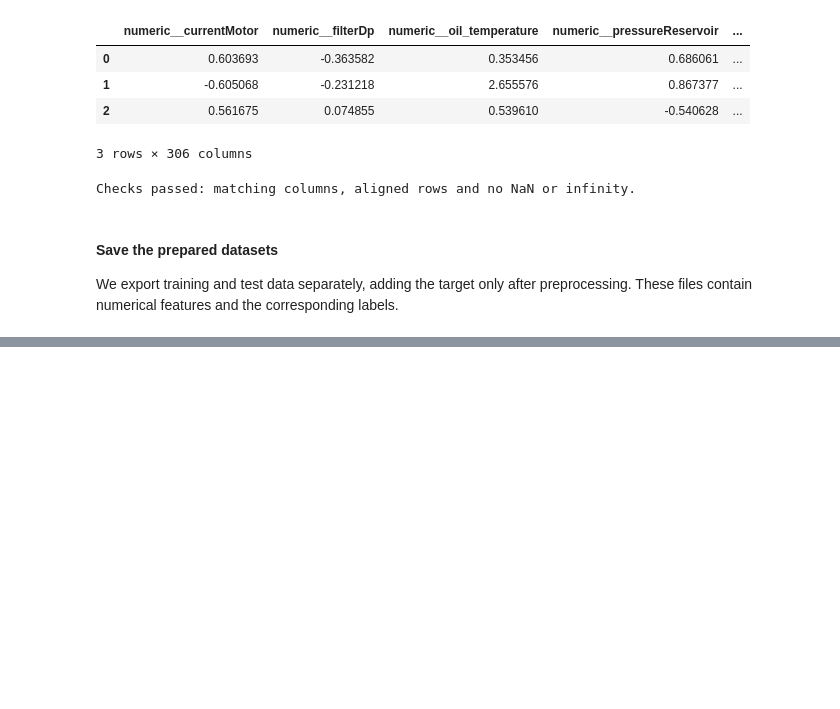
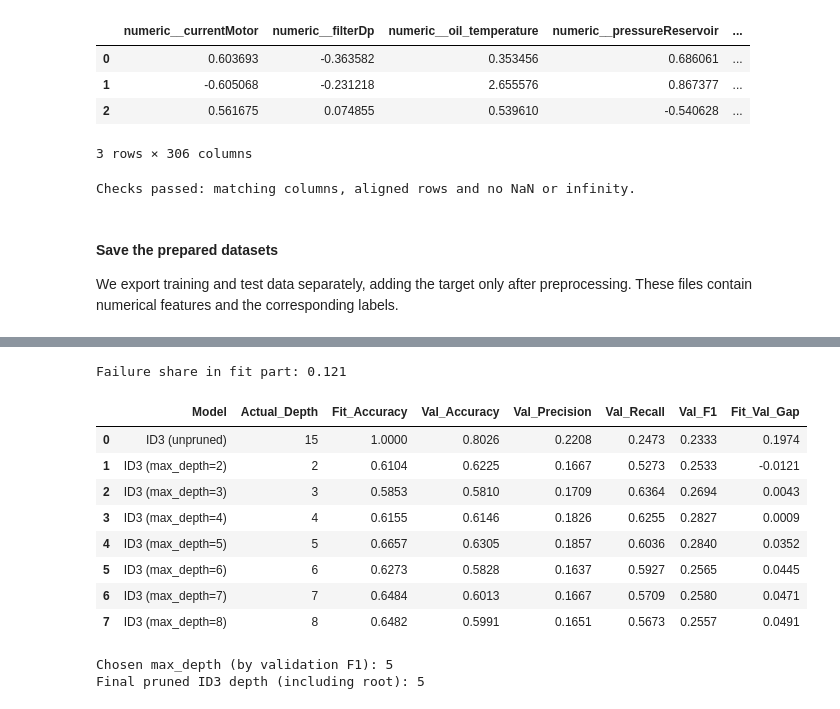
Before and after one commit to moahoukau/IAU-FIIT, a Jupyter notebook: zadanie.ipynb, the cells around one changed output, grey strips where cells are left out. Drawn from its saved outputs; the diff is of its cells as text; code cells hidden in the pictures; blank space fills up the shorter version.

```diff
--- a/zadanie.ipynb
+++ b/zadanie.ipynb
@@ -1787,0 +2004,76 @@ This section preserves the split and feature set from section 2.1. It does not e
+# %%
+from sklearn.model_selection import GroupShuffleSplit
+from sklearn.metrics import f1_score
+
+# validation split INSIDE the training set (test set stays untouched)
+# we split by id_unit again, so units in the validation part are new for the tree
+groups_train = groups.iloc[train_idx].to_numpy()
+val_splitter = GroupShuffleSplit(n_splits=1, test_size=0.20, random_state=42)
+fit_idx, val_idx = next(val_splitter.split(X_train_id3, y_train, groups=groups_train))
+
+X_fit_id3, X_val_id3 = X_train_id3.iloc[fit_idx], X_train_id3.iloc[val_idx]
+y_fit, y_val = y_train.iloc[fit_idx].to_numpy().astype(int), y_train.iloc[val_idx].to_numpy().astype(int)
+
+# leaf threshold = failure share in the fit part (same idea as class_weight='balanced')
+fit_base_rate = y_fit.mean()
+print('Failure share in fit part:', round(fit_base_rate, 4))
+
+def id3_scores(name, tree):
+    fit_pred = predict_id3(X_fit_id3, tree)
+    val_pred = predict_id3(X_val_id3, tree)
+    return {
+        'Model': name,
+        'Actual_Depth': get_tree_depth(tree),
+        'Fit_Accuracy': round(accuracy_score(y_fit, fit_pred), 4),
+        'Val_Accuracy': round(accuracy_score(y_val, val_pred), 4),
+        'Val_Precision': round(precision_score(y_val, val_pred, zero_division=0), 4),
+        'Val_Recall': round(recall_score(y_val, val_pred, zero_division=0), 4),
+        'Val_F1': round(f1_score(y_val, val_pred, zero_division=0), 4),
+    }
+
+# unpruned tree on the fit part, just to show the overfitting on validation data
+unpruned_val_tree = build_id3_tree(
+    X_fit_id3.to_numpy(), y_fit, feature_list, all_col_indices,
+    max_depth=None, threshold=fit_base_rate
+)
+results_list = [id3_scores('ID3 (unpruned)', unpruned_val_tree)]
+
+# try different depth limits, min_samples_leaf=25 stops tiny noisy leaves
+depths_to_try = [2, 3, 4, 5, 6, 7, 8]
+for d in depths_to_try:
+    tree_d = build_id3_tree(
+        X_fit_id3.to_numpy(), y_fit, feature_list, all_col_indices,
+        max_depth=d, min_samples_leaf=25, threshold=fit_base_rate
+    )
+    results_list.append(id3_scores(f'ID3 (max_depth={d})', tree_d))
+
+id3_comparison = pd.DataFrame(results_list)
+id3_comparison['Fit_Val_Gap'] = (id3_comparison['Fit_Accuracy'] - id3_comparison['Val_Accuracy']).round(4)
+display(id3_comparison)
+
+# pick the depth with best validation F1 (if tie, the smaller tree wins)
+pruned_rows = id3_comparison.iloc[1:].copy()
+pruned_rows['Max_Depth'] = depths_to_try
+best_row = pruned_rows.sort_values(['Val_F1', 'Max_Depth'], ascending=[False, True]).iloc[0]
+best_depth = int(best_row['Max_Depth'])
+print('Chosen max_depth (by validation F1):', best_depth)
+
+# final pruned ID3 trained on the whole training set with the chosen depth
+id3_tree_pruned = build_id3_tree(
+    X_train_id3.to_numpy(), y_train.to_numpy().astype(int), feature_list, all_col_indices,
+    max_depth=best_depth, min_samples_leaf=25, threshold=base_rate
+)
+print('Final pruned ID3 depth (including root):', get_tree_depth(id3_tree_pruned))
+# %% [output]
+Failure share in fit part: 0.121
+|  | Model | Actual_Depth | Fit_Accuracy | Val_Accuracy | Val_Precision | Val_Recall | Val_F1 | Fit_Val_Gap |
+| 0 | ID3 (unpruned) | 15 | 1.0000 | 0.8026 | 0.2208 | 0.2473 | 0.2333 | 0.1974 |
+| 1 | ID3 (max_depth=2) | 2 | 0.6104 | 0.6225 | 0.1667 | 0.5273 | 0.2533 | -0.0121 |
+| 2 | ID3 (max_depth=3) | 3 | 0.5853 | 0.5810 | 0.1709 | 0.6364 | 0.2694 | 0.0043 |
+| 3 | ID3 (max_depth=4) | 4 | 0.6155 | 0.6146 | 0.1826 | 0.6255 | 0.2827 | 0.0009 |
+| 4 | ID3 (max_depth=5) | 5 | 0.6657 | 0.6305 | 0.1857 | 0.6036 | 0.2840 | 0.0352 |
+| 5 | ID3 (max_depth=6) | 6 | 0.6273 | 0.5828 | 0.1637 | 0.5927 | 0.2565 | 0.0445 |
+| 6 | ID3 (max_depth=7) | 7 | 0.6484 | 0.6013 | 0.1667 | 0.5709 | 0.2580 | 0.0471 |
+| 7 | ID3 (max_depth=8) | 8 | 0.6482 | 0.5991 | 0.1651 | 0.5673 | 0.2557 | 0.0491 |
+Chosen max_depth (by validation F1): 5
+Final pruned ID3 depth (including root): 5
```
Also changed, not shown: parts of 16 cells of this notebook, 1 other file.
